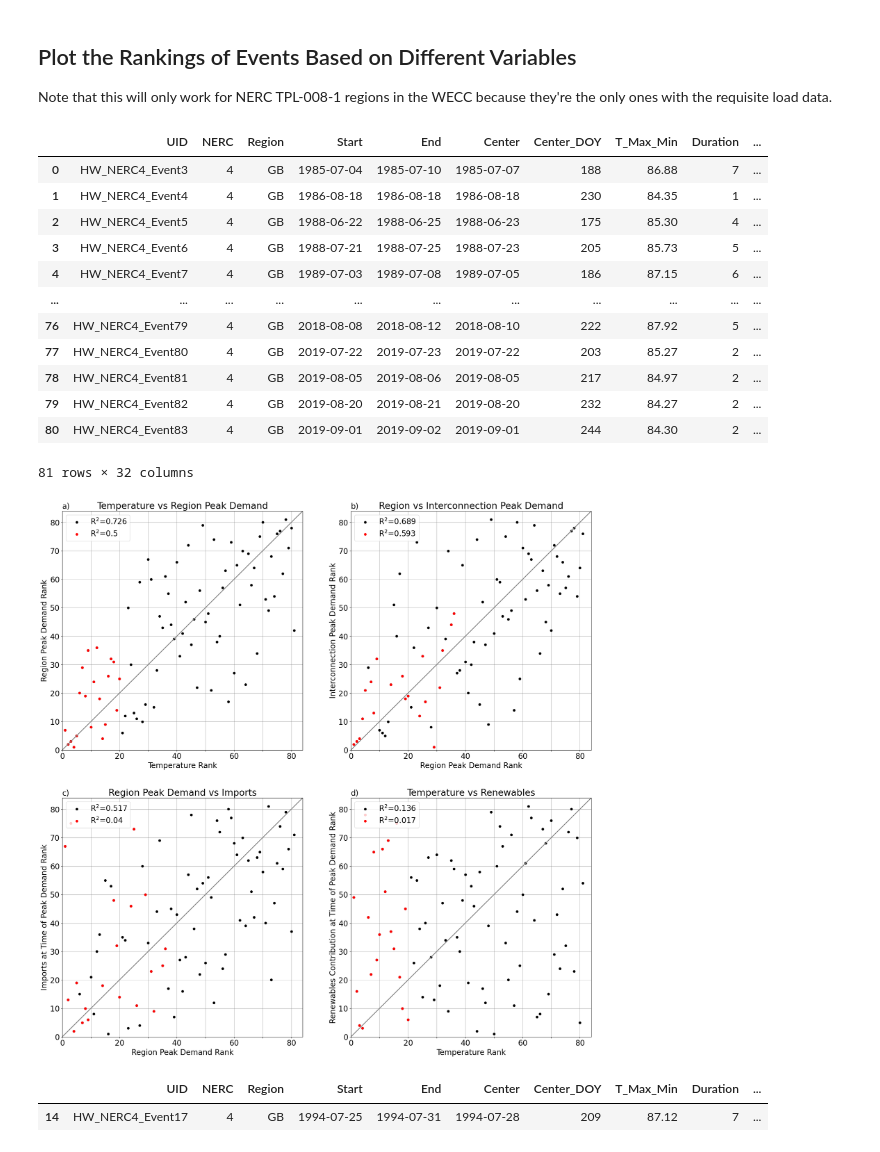
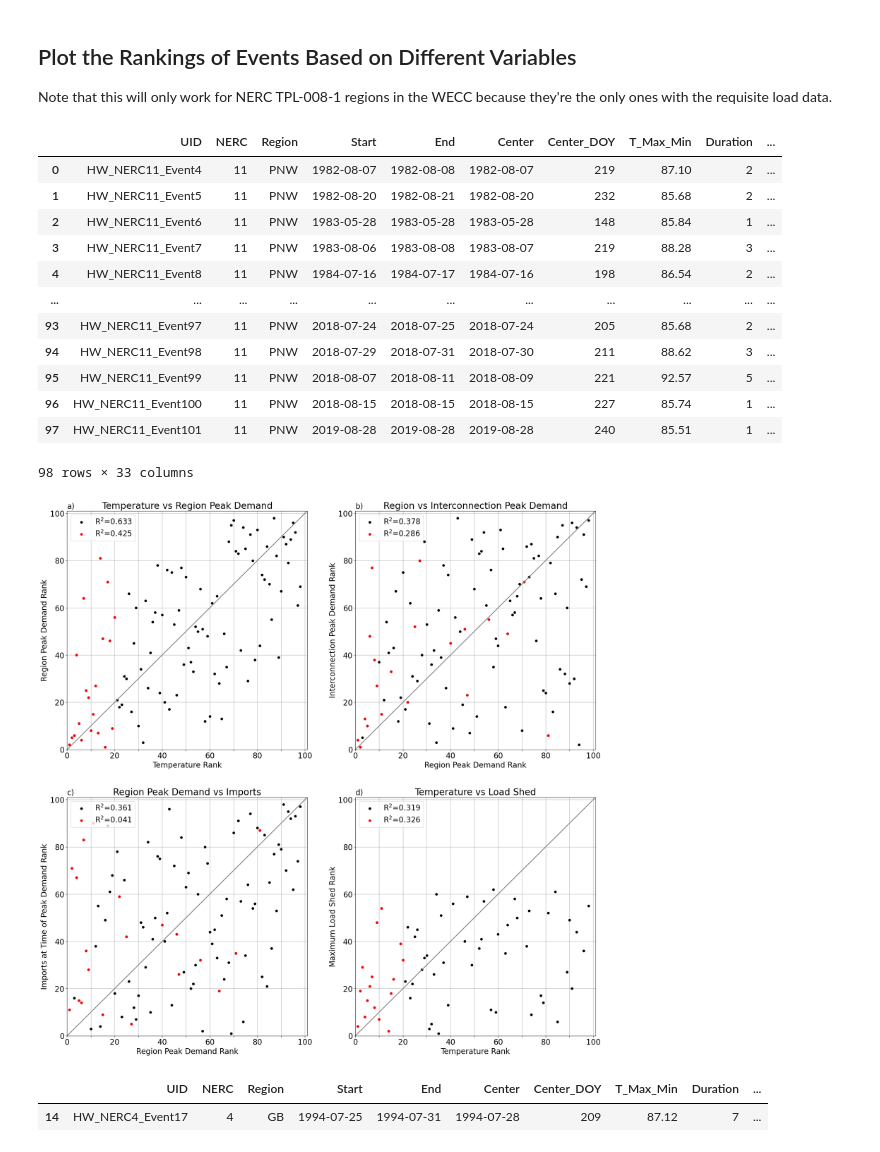
Before and after one commit to cdburley/burleyson-etal_2026_tbd, a Jupyter notebook: notebooks/plot_hw_cs_characteristics.ipynb, the cells around one changed output. Drawn from its saved outputs; the diff is of its cells as text; code cells hidden in the pictures.

Commit message:
Modified rankings plots

```diff
--- a/notebooks/plot_hw_cs_characteristics.ipynb
+++ b/notebooks/plot_hw_cs_characteristics.ipynb
@@ -355,6 +355,12 @@ def plot_hw_cs_rankings(region: int, hw_cs: str, events_data_input_dir: str, met
     subset_df['Renewables_Rank'] = range(len(subset_df))
     subset_df['Renewables_Rank'] = subset_df['Renewables_Rank'] + 1
     subset_df.loc[subset_df['Renew_at_Peak'].isna(), 'Renewables_Rank'] = np.nan
+
+    # Set the rankings by maximum load shed:
+    subset_df = subset_df.sort_values('Max_Load_Shed', ascending=False)
+    subset_df['Load_Shed_Rank'] = range(len(subset_df))
+    subset_df['Load_Shed_Rank'] = subset_df['Load_Shed_Rank'] + 1
+    subset_df.loc[(subset_df['Max_Load_Shed'] == 0), 'Load_Shed_Rank'] = np.nan
 
     # Sort by date and reset the index:
     subset_df = subset_df.sort_values('Start')
@@ -424,22 +430,41 @@ def plot_hw_cs_rankings(region: int, hw_cs: str, events_data_input_dir: str, met
     plt.title('c)', loc='left', fontsize=20)
     plt.title('Region Peak Demand vs Imports')
 
+    #plt.subplot(224)
+    #plt.plot(one_to_one,one_to_one,'gray', linewidth=2)
+    #plt.scatter(subset_df['T_Rank'], subset_df['Renewables_Rank'], s=35, c='k', label=('R$^2$=' + str(subset_df['T_Rank'].corr(subset_df['Renewables_Rank']).round(3))))
+    #plt.scatter(top40_events_df['T_Rank'], top40_events_df['Renewables_Rank'], s=35, c=dot_color, label=('R$^2$=' + str(top40_events_df['T_Rank'].corr(top40_events_df['Renewables_Rank']).round(3))))
+    #plt.xticks(ticks, ticklabels)
+    #plt.xlim(0, len(subset_df)+3)
+    #plt.ylim(0, len(subset_df)+3)
+    #plt.grid(linestyle='-', linewidth=0.5, color='gray')
+    #plt.legend(loc='upper left')
+    #if hw_cs == 'HW':
+    #   plt.xlabel('Temperature Rank')
+    #else:
+    #   plt.xlabel('Temperature Rank')
+    #plt.ylabel('Renewables Contribution at Time of Peak Demand Rank')
+    #plt.title('d)', loc='left', fontsize=20)
+    #plt.title('Temperature vs Renewables')
+
     plt.subplot(224)
     plt.plot(one_to_one,one_to_one,'gray', linewidth=2)
-    plt.scatter(subset_df['T_Rank'], subset_df['Renewables_Rank'], s=35, c='k', label=('R$^2$=' + str(subset_df['T_Rank'].corr(subset_df['Renewables_Rank']).round(3))))
-    plt.scatter(top40_events_df['T_Rank'], top40_events_df['Renewables_Rank'], s=35, c=dot_color, label=('R$^2$=' + str(top40_events_df['T_Rank'].corr(top40_events_df['Renewables_Rank']).round(3))))
+    if subset_df['Load_Shed_Rank'].isna().all() == False:
+       plt.scatter(subset_df['T_Rank'], subset_df['Load_Shed_Rank'], s=35, c='k', label=('R$^2$=' + str(subset_df['T_Rank'].corr(subset_df['Load_Shed_Rank']).round(3))))
+       plt.scatter(top40_events_df['T_Rank'], top40_events_df['Load_Shed_Rank'], s=35, c=dot_color, label=('R$^2$=' + str(top40_events_df['T_Rank'].corr(top40_events_df['Load_Shed_Rank']).round(3))))
+       plt.legend(loc='upper left')
     plt.xticks(ticks, ticklabels)
     plt.xlim(0, len(subset_df)+3)
     plt.ylim(0, len(subset_df)+3)
     plt.grid(linestyle='-', linewidth=0.5, color='gray')
-    plt.legend(loc='upper left')
+
     if hw_cs == 'HW':
        plt.xlabel('Temperature Rank')
     else:
        plt.xlabel('Temperature Rank')
-    plt.ylabel('Renewables Contribution at Time of Peak Demand Rank')
+    plt.ylabel('Maximum Load Shed Rank')
     plt.title('d)', loc='left', fontsize=20)
-    plt.title('Temperature vs Renewables')
+    plt.title('Temperature vs Load Shed')
 
     # If the "save_images" flag is set to true then save the plot to a .png file:
     if save_images == True:
@@ -450,30 +475,30 @@ def plot_hw_cs_rankings(region: int, hw_cs: str, events_data_input_dir: str, met
     return subset_df
 # %%
 # Test the function:
-output_df = plot_hw_cs_rankings(region = 'GB',
+output_df = plot_hw_cs_rankings(region = 'PNW',
                                 hw_cs = 'HW',
                                 events_data_input_dir = events_data_input_dir,
                                 metadata_input_dir = metadata_input_dir,
                                 image_output_dir = image_output_dir,
                                 image_resolution = 150,
                                 save_images = False)
 
 output_df
 # %% [output]
 |  | UID | NERC | Region | Start | End | Center | Center_DOY | T_Max_Min | Duration | ... |
-| 0 | HW_NERC4_Event3 | 4 | GB | 1985-07-04 | 1985-07-10 | 1985-07-07 | 188 | 86.88 | 7 | ... |
-| 1 | HW_NERC4_Event4 | 4 | GB | 1986-08-18 | 1986-08-18 | 1986-08-18 | 230 | 84.35 | 1 | ... |
-| 2 | HW_NERC4_Event5 | 4 | GB | 1988-06-22 | 1988-06-25 | 1988-06-23 | 175 | 85.30 | 4 | ... |
-| 3 | HW_NERC4_Event6 | 4 | GB | 1988-07-21 | 1988-07-25 | 1988-07-23 | 205 | 85.73 | 5 | ... |
-| 4 | HW_NERC4_Event7 | 4 | GB | 1989-07-03 | 1989-07-08 | 1989-07-05 | 186 | 87.15 | 6 | ... |
+| 0 | HW_NERC11_Event4 | 11 | PNW | 1982-08-07 | 1982-08-08 | 1982-08-07 | 219 | 87.10 | 2 | ... |
+| 1 | HW_NERC11_Event5 | 11 | PNW | 1982-08-20 | 1982-08-21 | 1982-08-20 | 232 | 85.68 | 2 | ... |
+| 2 | HW_NERC11_Event6 | 11 | PNW | 1983-05-28 | 1983-05-28 | 1983-05-28 | 148 | 85.84 | 1 | ... |
+| 3 | HW_NERC11_Event7 | 11 | PNW | 1983-08-06 | 1983-08-08 | 1983-08-07 | 219 | 88.28 | 3 | ... |
+| 4 | HW_NERC11_Event8 | 11 | PNW | 1984-07-16 | 1984-07-17 | 1984-07-16 | 198 | 86.54 | 2 | ... |
 | ... | ... | ... | ... | ... | ... | ... | ... | ... | ... | ... |
-| 76 | HW_NERC4_Event79 | 4 | GB | 2018-08-08 | 2018-08-12 | 2018-08-10 | 222 | 87.92 | 5 | ... |
-| 77 | HW_NERC4_Event80 | 4 | GB | 2019-07-22 | 2019-07-23 | 2019-07-22 | 203 | 85.27 | 2 | ... |
-| 78 | HW_NERC4_Event81 | 4 | GB | 2019-08-05 | 2019-08-06 | 2019-08-05 | 217 | 84.97 | 2 | ... |
-| 79 | HW_NERC4_Event82 | 4 | GB | 2019-08-20 | 2019-08-21 | 2019-08-20 | 232 | 84.27 | 2 | ... |
-| 80 | HW_NERC4_Event83 | 4 | GB | 2019-09-01 | 2019-09-02 | 2019-09-01 | 244 | 84.30 | 2 | ... |
+| 93 | HW_NERC11_Event97 | 11 | PNW | 2018-07-24 | 2018-07-25 | 2018-07-24 | 205 | 85.68 | 2 | ... |
+| 94 | HW_NERC11_Event98 | 11 | PNW | 2018-07-29 | 2018-07-31 | 2018-07-30 | 211 | 88.62 | 3 | ... |
+| 95 | HW_NERC11_Event99 | 11 | PNW | 2018-08-07 | 2018-08-11 | 2018-08-09 | 221 | 92.57 | 5 | ... |
+| 96 | HW_NERC11_Event100 | 11 | PNW | 2018-08-15 | 2018-08-15 | 2018-08-15 | 227 | 85.74 | 1 | ... |
+| 97 | HW_NERC11_Event101 | 11 | PNW | 2019-08-28 | 2019-08-28 | 2019-08-28 | 240 | 85.51 | 1 | ... |
-81 rows × 32 columns
+98 rows × 33 columns
-[figure, old version]
+[figure, new version]
 # %%
 event_df = output_df.loc[output_df['UID'] == 'HW_NERC4_Event17']
 
```
Also changed, not shown: 10 other files.
